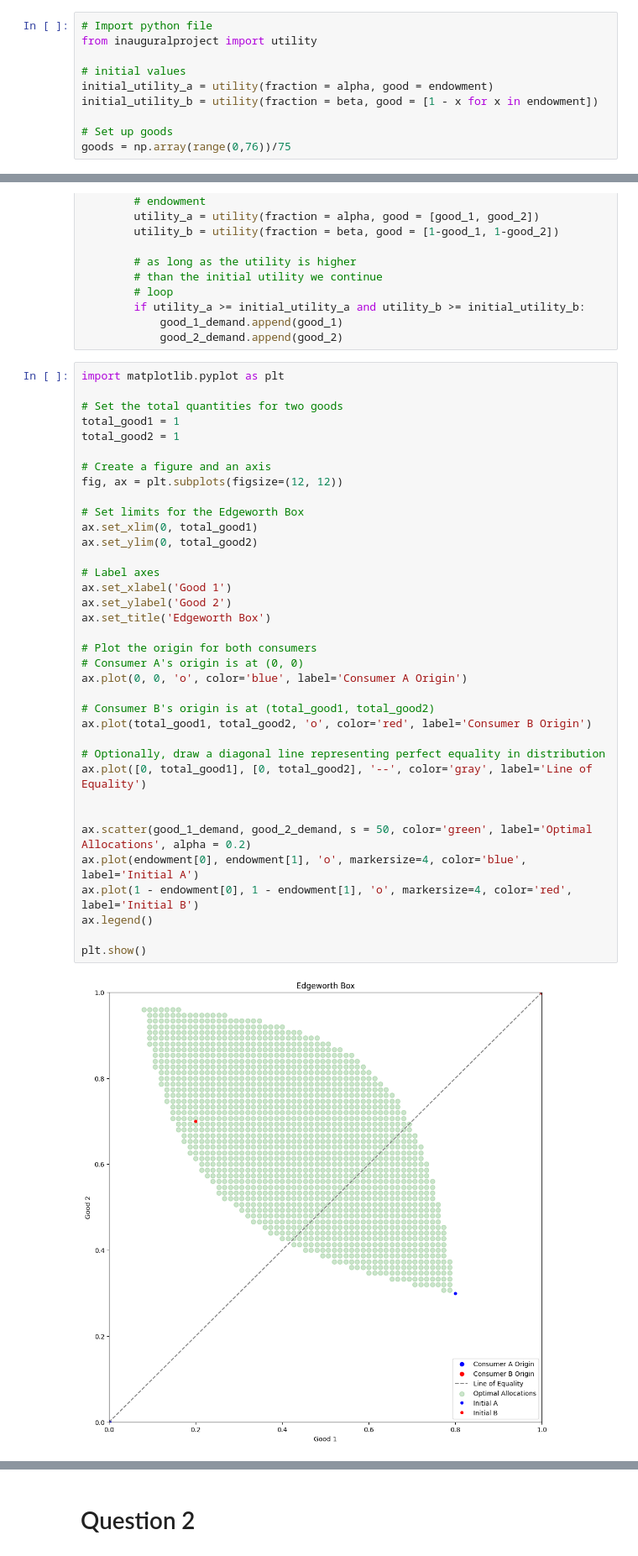
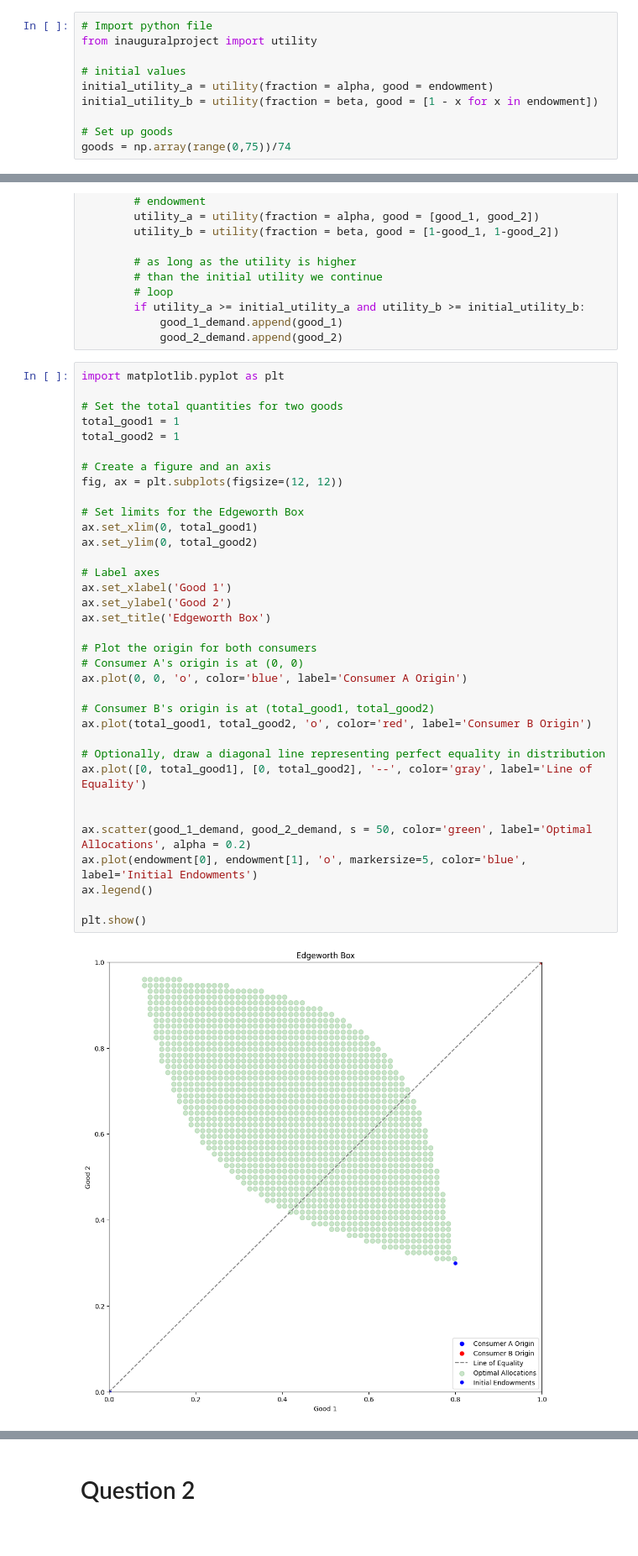
Before and after one commit to Nihandvs196/projects-2024-snakecharmers, a Jupyter notebook: inauguralproject/inauguralproject.ipynb, the cells around one changed output, grey strips where cells are left out. Shown at 84% size. Drawn from its saved outputs; the diff is of its cells as text.

```diff
--- a/inauguralproject/inauguralproject.ipynb
+++ b/inauguralproject/inauguralproject.ipynb
@@ -33,7 +36,7 @@ initial_utility_a = utility(fraction = alpha, good = endowment)
 initial_utility_b = utility(fraction = beta, good = [1 - x for x in endowment])
 
 # Set up goods
-goods = np.array(range(0,76))/75
+goods = np.array(range(0,75))/74
 # %%
 # For each value there
 # is in the goods, we scan through
@@ -61,33 +64,32 @@ total_good1 = 1
 total_good2 = 1
 
 # Create a figure and an axis
 fig, ax = plt.subplots(figsize=(12, 12))
 
 # Set limits for the Edgeworth Box
 ax.set_xlim(0, total_good1)
 ax.set_ylim(0, total_good2)
 
 # Label axes
 ax.set_xlabel('Good 1')
 ax.set_ylabel('Good 2')
 ax.set_title('Edgeworth Box')
 
 # Plot the origin for both consumers
 # Consumer A's origin is at (0, 0)
 ax.plot(0, 0, 'o', color='blue', label='Consumer A Origin')
 
 # Consumer B's origin is at (total_good1, total_good2)
 ax.plot(total_good1, total_good2, 'o', color='red', label='Consumer B Origin')
 
 # Optionally, draw a diagonal line representing perfect equality in distribution
 ax.plot([0, total_good1], [0, total_good2], '--', color='gray', label='Line of Equality')
 
 
 ax.scatter(good_1_demand, good_2_demand, s = 50, color='green', label='Optimal Allocations', alpha = 0.2)
-ax.plot(endowment[0], endowment[1], 'o', markersize=4, color='blue', label='Initial A')
-ax.plot(1 - endowment[0], 1 - endowment[1], 'o', markersize=4, color='red', label='Initial B')
+ax.plot(endowment[0], endowment[1], 'o', markersize=5, color='blue', label='Initial Endowments')
 ax.legend()
 
 plt.show()
 # %% [output]
-[figure, old version]
+[figure, new version]
```
Also changed, not shown: parts of 31 cells of this notebook, 1 other file.
